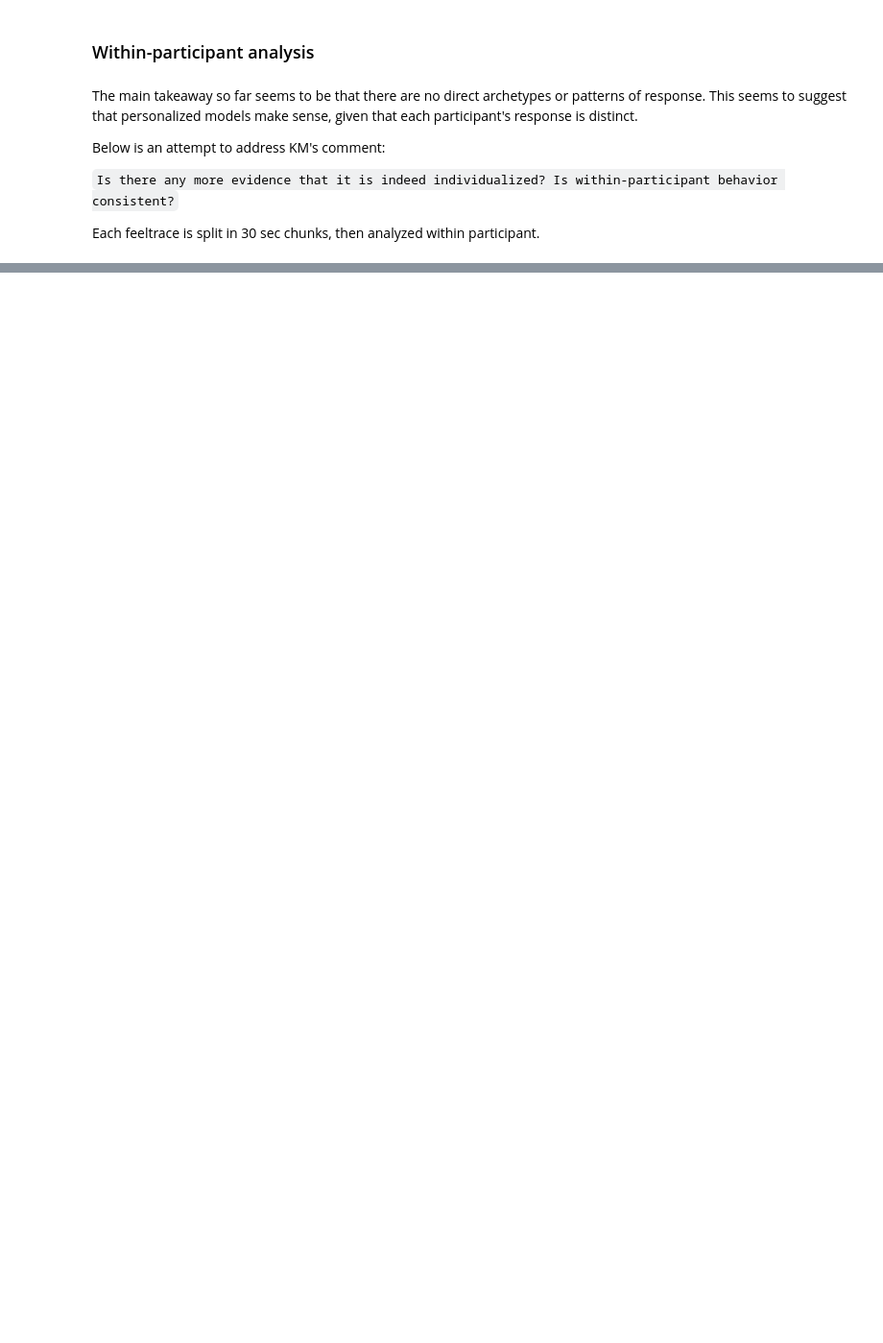
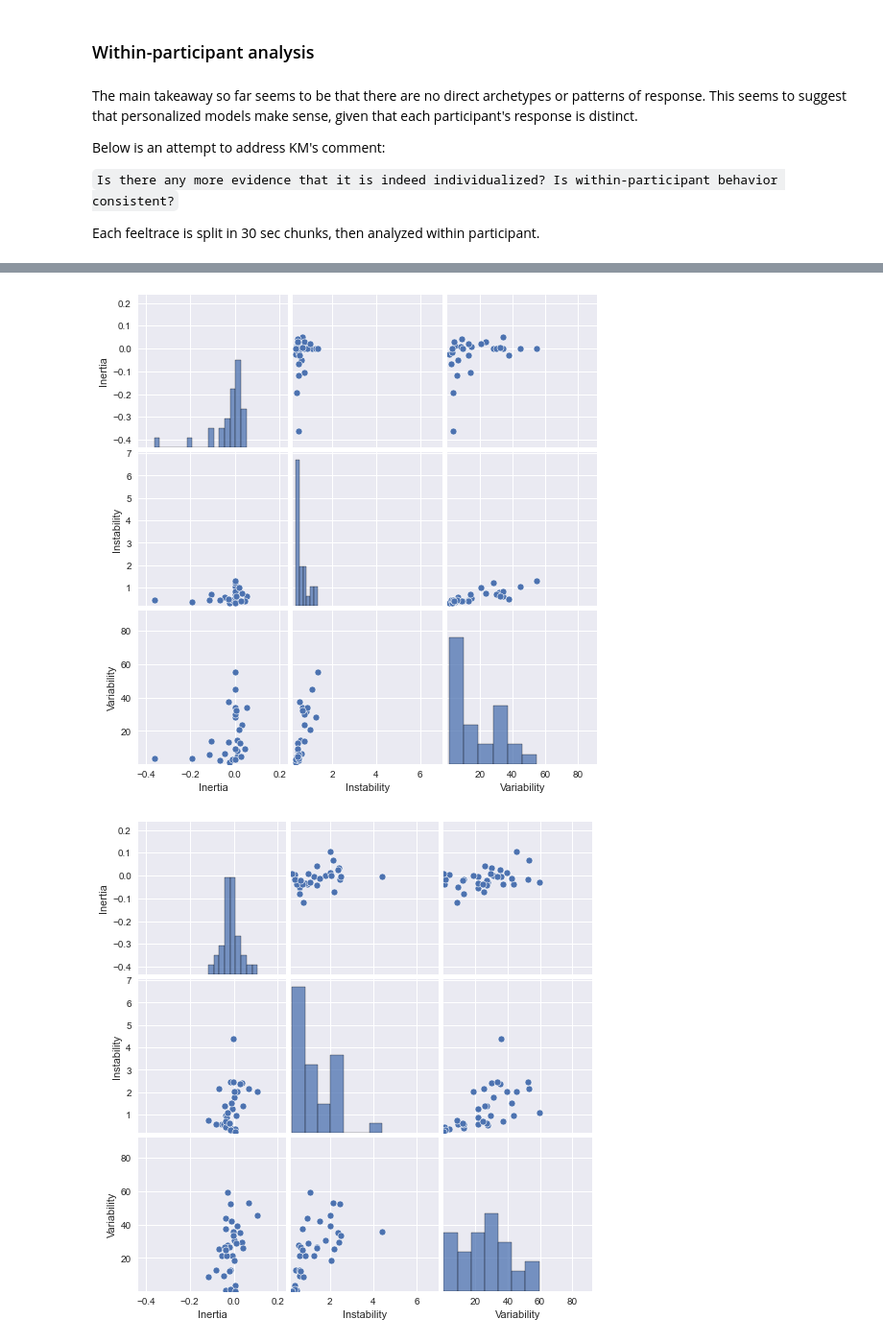
Before and after one commit to rubiarg/emotion-transitions, a Jupyter notebook: _build/jupyter_execute/feeltrace-clustering.ipynb, the cells around one changed output, grey strips where cells are left out. Shown at 96% size. Saved outputs shown, nothing was run; the diff lists cells and outputs as text; code cells hidden in the pictures; blank space fills up the shorter version.

```diff
--- a/_build/jupyter_execute/feeltrace-clustering.ipynb
+++ b/_build/jupyter_execute/feeltrace-clustering.ipynb
@@ -295,7 +325,12 @@ for index, subject in enumerate(train):
     participant_split[index] = np.array_split(feeltrace, n_chunks)
 # %%
 ed_participant = {}
+grids = []
+X_participant_dfs = []
+
 for index, participant in enumerate(participant_split.items()):
     ed_participant[index] = list(map(ED.get_parameters, participant[1]))
-    X_participant = pd.DataFrame(ed_participant[index])
-    sns.pairplot(X_participant);
+    X_participant_dfs.append(pd.DataFrame(ed_participant[index]))
+
+from functools import reduce
+X_participants = reduce(lambda x, y: pd.concat([x,y], ignore_index = True, sort = False), X_participant_dfs)
@@ -313,0 +337,31 @@ for index, participant in enumerate(participant_split.items()):
+# %%
+max_ = pd.Series(map(lambda x: x*1.2 if  x > 0 else x*0.8, X_participants.max()), ['Inertia', 'Instability', 'Variability'])
+min_ = pd.Series(map(lambda x: x*1.2 if  x < 0 else x*0.8, X_participants.min()), ['Inertia', 'Instability', 'Variability'])
+# %%
+
+for index, participant in enumerate(participant_split.items()):
+    X_participant = pd.DataFrame(ed_participant[index])
+    grid = sns.pairplot(X_participant);# x-axis limits
+    grid.axes[0,0].set_xlim((min_.Inertia,max_.Inertia))
+    grid.axes[0,1].set_xlim((min_.Instability,max_.Instability))
+    grid.axes[0,2].set_xlim((min_.Variability,max_.Variability))
+    grid.axes[1,0].set_xlim((min_.Inertia,max_.Inertia))
+    grid.axes[1,1].set_xlim((min_.Instability,max_.Instability))
+    grid.axes[1,2].set_xlim((min_.Variability,max_.Variability))
+    grid.axes[2,0].set_xlim((min_.Inertia,max_.Inertia))
+    grid.axes[2,1].set_xlim((min_.Instability,max_.Instability))
+    grid.axes[2,2].set_xlim((min_.Variability,max_.Variability))
+
+    # y-axis limits
+    grid.axes[0,0].set_ylim((min_.Inertia,max_.Inertia))
+    grid.axes[0,1].set_ylim((min_.Inertia,max_.Inertia))
+    grid.axes[0,2].set_ylim((min_.Inertia,max_.Inertia))
+    grid.axes[1,0].set_ylim((min_.Instability,max_.Instability))
+    grid.axes[1,1].set_ylim((min_.Instability,max_.Instability))
+    grid.axes[1,2].set_ylim((min_.Instability,max_.Instability))
+    grid.axes[2,0].set_ylim((min_.Variability,max_.Variability))
+    grid.axes[2,1].set_ylim((min_.Variability,max_.Variability))
+    grid.axes[2,2].set_ylim((min_.Variability,max_.Variability))
+# %% [output]
+[figure, added]
+[figure, added]
```
Also changed, not shown: parts of 11 cells of this notebook, 36 other files.
